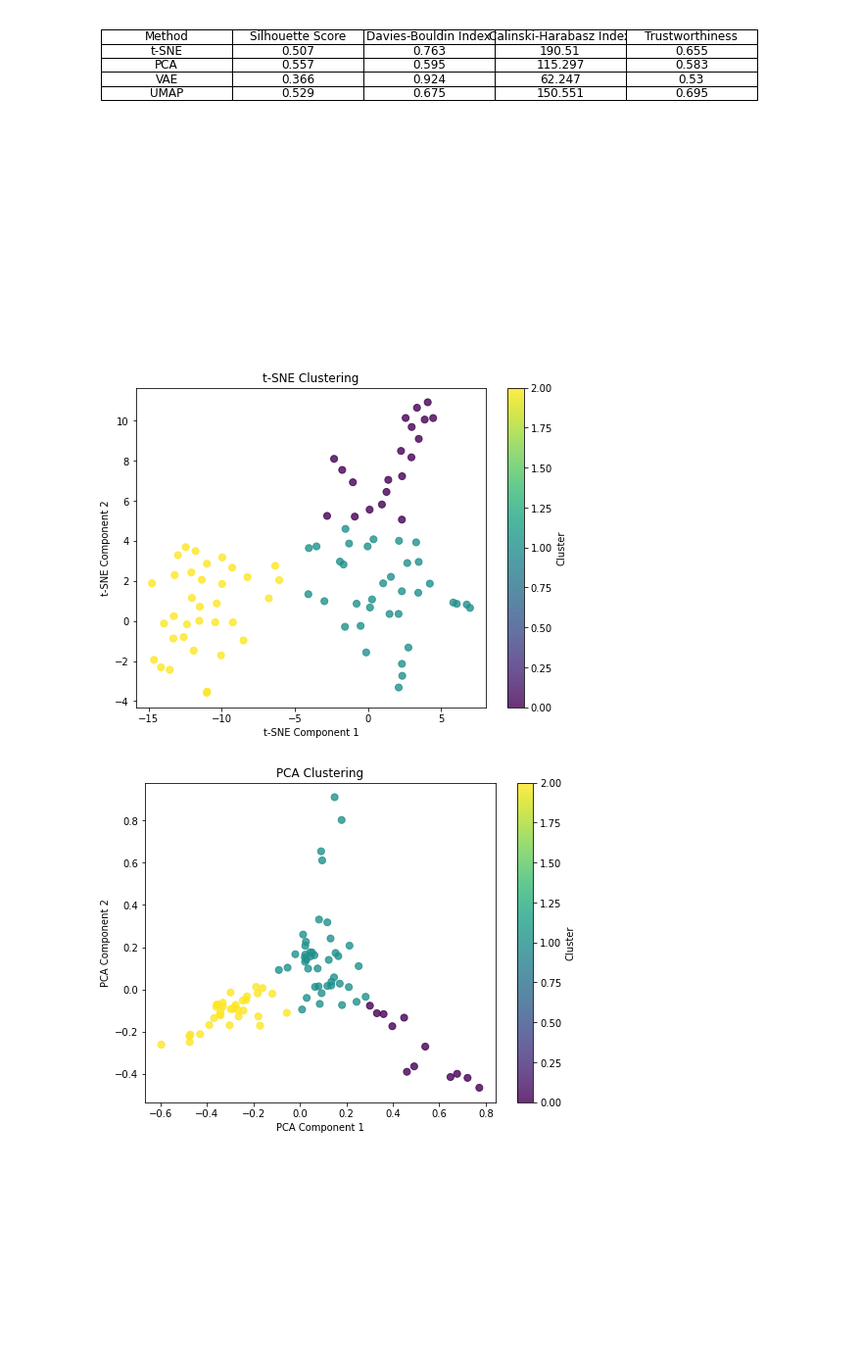
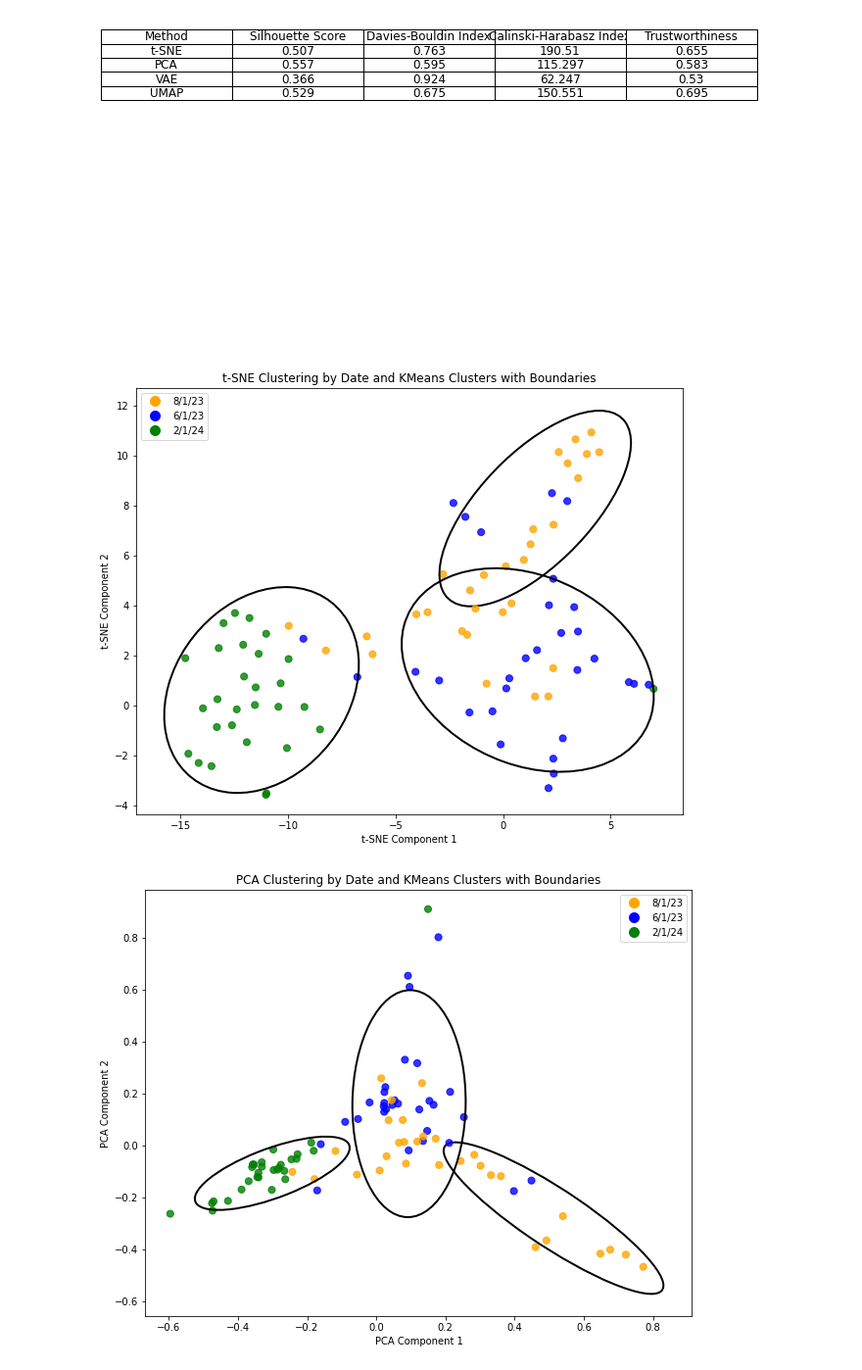
Before and after one commit to henrysun9074/fishics, a Jupyter notebook: dim-reduction/kmeans.ipynb, the cells around one changed output. Shown at 98% size. Saved outputs shown, nothing was run; the diff lists cells and outputs as text; code cells hidden in the pictures; blank space fills up the shorter version.

```diff
--- a/dim-reduction/kmeans.ipynb
+++ b/dim-reduction/kmeans.ipynb
@@ -168,7 +169,7 @@ def plot_dates(data, method_name, labels, dates):
         cov_matrix = np.cov(cluster_data.iloc[:, :2], rowvar=False)
         eigenvalues, eigenvectors = np.linalg.eigh(cov_matrix)
         angle = np.degrees(np.arctan2(eigenvectors[1, 0], eigenvectors[0, 0]))
-        width, height = 2 * np.sqrt(eigenvalues)
+        width, height = 4 * np.sqrt(eigenvalues)
         ellipse = Ellipse(xy=cluster_center, width=width, height=height, angle=angle, edgecolor='black', lw=2, facecolor='none')
         plt.gca().add_patch(ellipse)
 
@@ -183,20 +184,17 @@ def plot_dates(data, method_name, labels, dates):
     plt.show()
     # plt.savefig('kmeans'f'{method_name}.png', bbox_inches='tight', pad_inches=0.5)
 # %%
-plot_clusters(tsne_data, tsne_metrics['Method'], tsne_metrics['Labels'])
-plot_clusters(pca_data, pca_metrics['Method'], pca_metrics['Labels'])
+# Plot clusters and dates for t-SNE
+plot_dates(tsne_data, tsne_metrics['Method'], tsne_metrics['Labels'], tsne_metrics['Dates'])
 
-# # Plot clusters and dates for t-SNE
-# plot_dates(tsne_data, tsne_metrics['Method'], tsne_metrics['Labels'], tsne_metrics['Dates'])
+# Plot clusters and dates for PCA
+plot_dates(pca_data, pca_metrics['Method'], pca_metrics['Labels'], pca_metrics['Dates'])
 
-# # Plot clusters and dates for PCA
-# plot_dates(pca_data, pca_metrics['Method'], pca_metrics['Labels'], pca_metrics['Dates'])
+# Plot clusters and dates for VAE
+plot_dates(vae_data, vae_metrics['Method'], vae_metrics['Labels'], vae_metrics['Dates'])
 
-# # Plot clusters and dates for VAE
-# plot_dates(vae_data, vae_metrics['Method'], vae_metrics['Labels'], vae_metrics['Dates'])
-
-# # Plot clusters and dates for UMAP
-# plot_dates(umap_data, umap_metrics['Method'], umap_metrics['Labels'], umap_metrics['Dates'])
+# Plot clusters and dates for UMAP
+plot_dates(umap_data, umap_metrics['Method'], umap_metrics['Labels'], umap_metrics['Dates'])
 # %% [output]
-[figure, old version]
+[figure, new version]
-[figure, old version]
+[figure, new version]
```
Also changed, not shown: parts of 3 cells of this notebook, 13 other files.
